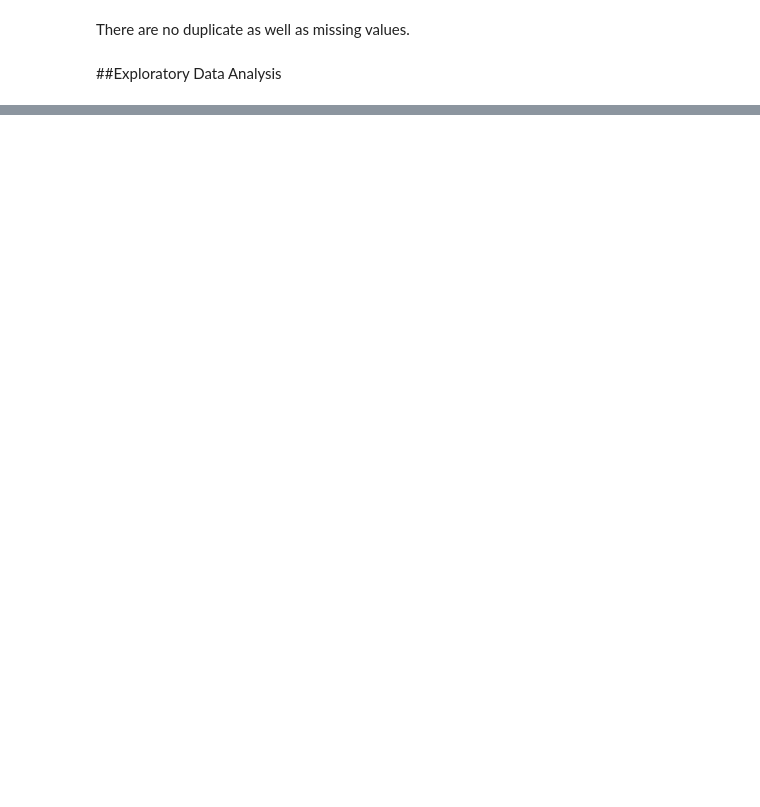
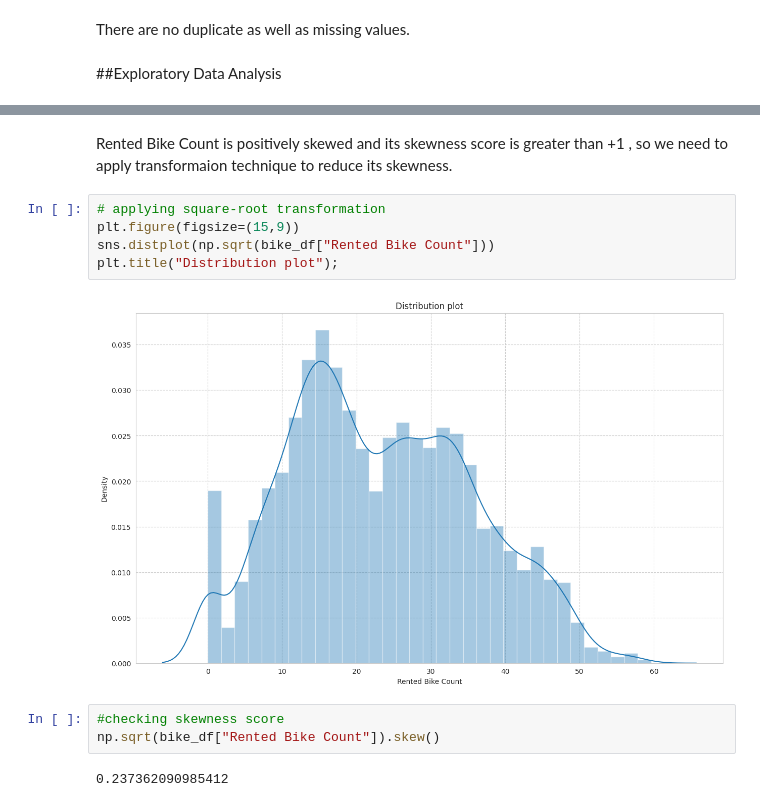
Before and after one commit to ady909/Capstone-Project-Bike-Sharing-Demand-Prediction-, a Jupyter notebook: Capstone_Project_Bike_Sharing_Demand_Prediction_.ipynb, the cells around one changed output, grey strips where cells are left out. Saved outputs shown, nothing was run; the diff lists cells and outputs as text; blank space fills up the shorter version.

```diff
--- a/Capstone_Project_Bike_Sharing_Demand_Prediction_.ipynb
+++ b/Capstone_Project_Bike_Sharing_Demand_Prediction_.ipynb
@@ -182,0 +232,14 @@ There are no duplicate as  well as missing values.
+# %% [markdown]
+Rented Bike Count is positively skewed and its skewness score is greater than +1 , so we need to apply transformaion technique to reduce its skewness.
+# %%
+# applying square-root transformation
+plt.figure(figsize=(15,9))
+sns.distplot(np.sqrt(bike_df["Rented Bike Count"]))
+plt.title("Distribution plot");
+# %% [output]
+[figure, added]
+# %%
+#checking skewness score
+np.sqrt(bike_df["Rented Bike Count"]).skew()
+# %% [output]
+0.237362090985412
```
Also changed, not shown: parts of 23 cells of this notebook.
